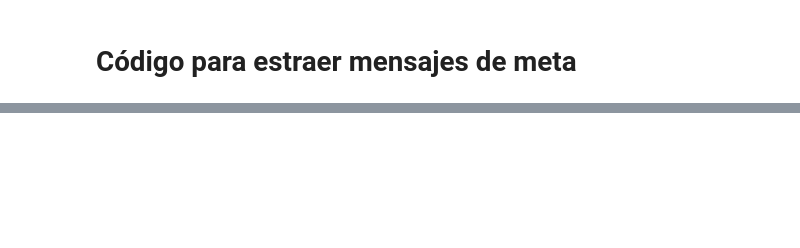
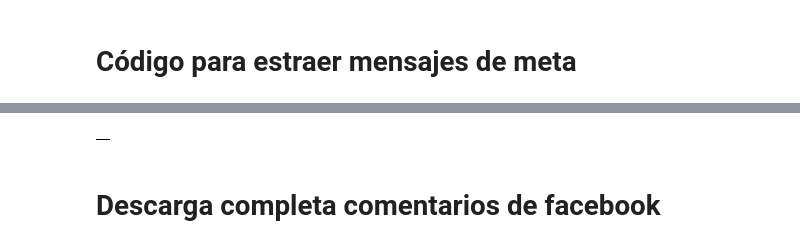
Before and after one commit to la-pocion-code/analisis_datos, a Jupyter notebook: descargar_comentarios_meta.ipynb, the cells around one changed output, grey strips where cells are left out. Drawn from its saved outputs; the diff is of its cells as text; code cells hidden in the pictures; blank space fills up the shorter version.

```diff
--- a/descargar_comentarios_meta.ipynb
+++ b/descargar_comentarios_meta.ipynb
@@ -116,0 +201,6 @@ if __name__ == "__main__":
+# %%
+df
+# %% [output]
+|  |
+# %% [markdown]
+# Descarga completa comentarios de facebook
```
Also changed, not shown: parts of 11 cells of this notebook, 6 other files.
